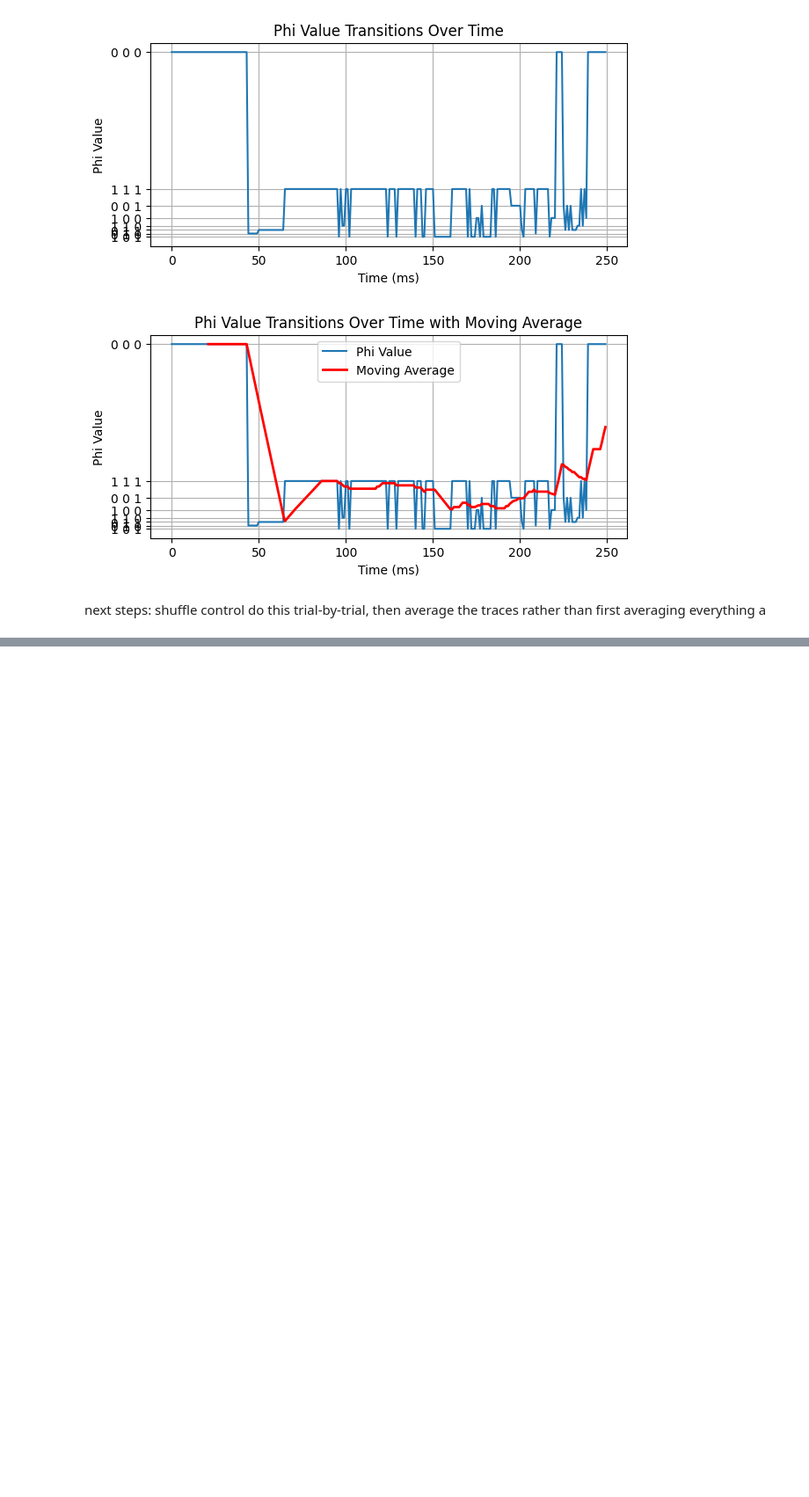
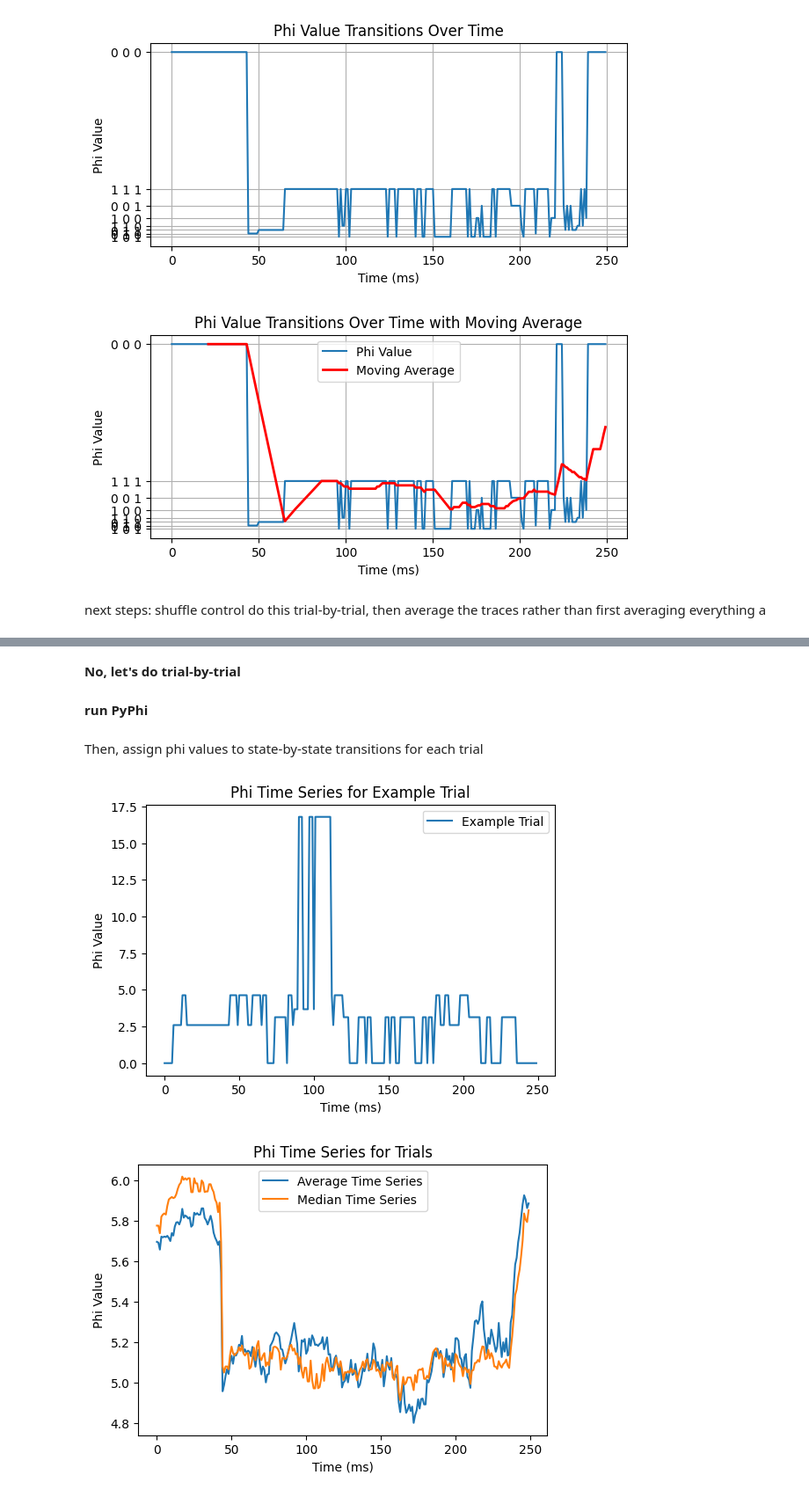
Before and after one commit to dralvima/IITmethods, a Jupyter notebook: Allen_spike_trials_PyPhi.ipynb, the cells around one changed output, grey strips where cells are left out. Shown at 88% size. Drawn from its saved outputs; the diff is of its cells as text; code cells hidden in the pictures; blank space fills up the shorter version.

```diff
--- a/Allen_spike_trials_PyPhi.ipynb
+++ b/Allen_spike_trials_PyPhi.ipynb
@@ -1185,0 +1337,19 @@ do this trial-by-trial, then average the traces rather than first averaging ever
+# %% [markdown]
+**No, let's do trial-by-trial**
+# %%
+# Saving all the TPMs for each trial in a variable
+
+# Compute TPM for each trial and store them in a list
+all_tpms = [compute_tpm(np.array([binarized_sdfs_active_trials[0][trial],
+                                 binarized_sdfs_active_trials[1][trial],
+                                 binarized_sdfs_active_trials[2][trial]])) for trial in range(len(binarized_sdfs_active_trials[0]))]
+
+# Reordering all TPMs according to the specified order
+
+# Specified order
+specified_order = [(0, 0, 0), (1, 0, 0), (0, 1, 0), (1, 1, 0), (0, 0, 1), (1, 0, 1), (0, 1, 1), (1, 1, 1)]
+
+# Reordering each TPM in the all_tpms list
+reordered_all_tpms = [reorder_tpm(tpm, specified_order) for tpm in all_tpms]
+# %% [markdown]
+**run PyPhi**
@@ -1185,0 +1415,49 @@ do this trial-by-trial, then average the traces rather than first averaging ever
+# %% [markdown]
+Then, assign phi values to state-by-state transitions for each trial
+# %%
+# Creating time series for each trial using associated phi-values
+
+# Function to create a time series using phi-values for a given trial
+def create_phi_time_series(trial_binarized_data, phi_values, phi_states):
+    # Map each binarized state to its corresponding phi value
+    state_to_phi = {tuple(state): phi for state, phi in zip(phi_states, phi_values)}
+    # Convert each time point in the trial to its phi value
+    return np.array([state_to_phi[tuple(trial_binarized_data[:, t])] for t in range(trial_binarized_data.shape[1])])
+
+# Creating phi time series for each trial
+phi_time_series_trials = []
+for i, trial in enumerate(binarized_sdfs_active_trials[0]):  # Using the first neuron's data as an example
+    trial_binarized_data = np.array([binarized_sdfs_active_trials[0][i],
+                                     binarized_sdfs_active_trials[1][i],
+                                     binarized_sdfs_active_trials[2][i]])
+    phi_values_trial, phi_states_trial, _, _ = trial_phi_results[i]
+    phi_time_series = create_phi_time_series(trial_binarized_data, phi_values_trial, phi_states_trial)
+    phi_time_series_trials.append(phi_time_series)
+
+# Compute the average and median time series across all trials
+average_phi_time_series = np.mean(phi_time_series_trials, axis=0)
+median_phi_time_series = np.median(phi_time_series_trials, axis=0)
+
+# Plotting an example trial
+plt.figure(figsize=(6, 4))
+plt.plot(phi_time_series_trials[0], label='Example Trial')
+
+plt.title('Phi Time Series for Example Trial')
+plt.xlabel('Time (ms)')
+plt.ylabel('Phi Value')
+plt.legend()
+plt.show()
+
+# Plotting the average, and the median time series
+plt.figure(figsize=(6, 4))
+plt.plot(average_phi_time_series, label='Average Time Series')
+plt.plot(median_phi_time_series, label='Median Time Series')
+
+plt.title('Phi Time Series for Trials')
+plt.xlabel('Time (ms)')
+plt.ylabel('Phi Value')
+plt.legend()
+plt.show()
+# %% [output]
+[figure, added]
+[figure, added]
```
Also changed, not shown: parts of 25 cells of this notebook.
